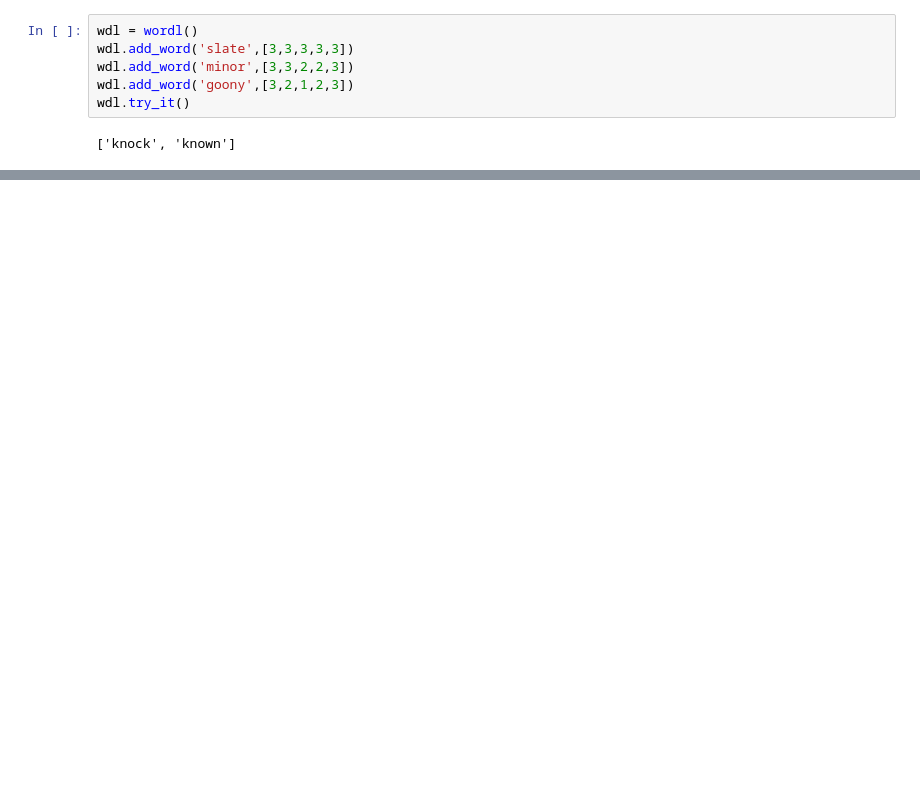
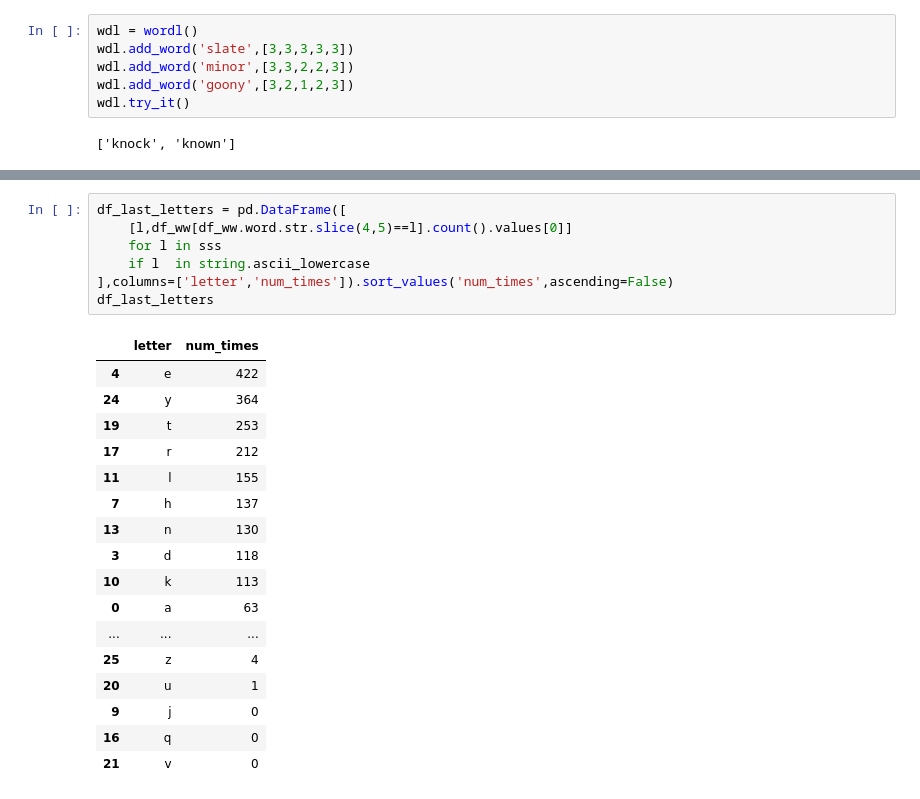
Before and after one commit to bgithub1/wordle_cheater, a Jupyter notebook: wordl_nltk_v003.ipynb, the cells around one changed output, grey strips where cells are left out. Drawn from its saved outputs; the diff is of its cells as text; blank space fills up the shorter version.

```diff
--- a/wordl_nltk_v003.ipynb
+++ b/wordl_nltk_v003.ipynb
@@ -382,0 +494,25 @@ r = wdl.try_it()
+# %%
+df_last_letters = pd.DataFrame([
+    [l,df_ww[df_ww.word.str.slice(4,5)==l].count().values[0]]
+    for l in sss
+    if l  in string.ascii_lowercase
+],columns=['letter','num_times']).sort_values('num_times',ascending=False)
+df_last_letters
+# %% [output]
+|  | letter | num_times |
+| 4 | e | 422 |
+| 24 | y | 364 |
+| 19 | t | 253 |
+| 17 | r | 212 |
+| 11 | l | 155 |
+| 7 | h | 137 |
+| 13 | n | 130 |
+| 3 | d | 118 |
+| 10 | k | 113 |
+| 0 | a | 63 |
+| ... | ... | ... |
+| 25 | z | 4 |
+| 20 | u | 1 |
+| 9 | j | 0 |
+| 16 | q | 0 |
+| 21 | v | 0 |
```
Also changed, not shown: parts of 15 cells of this notebook, 4 other files.
